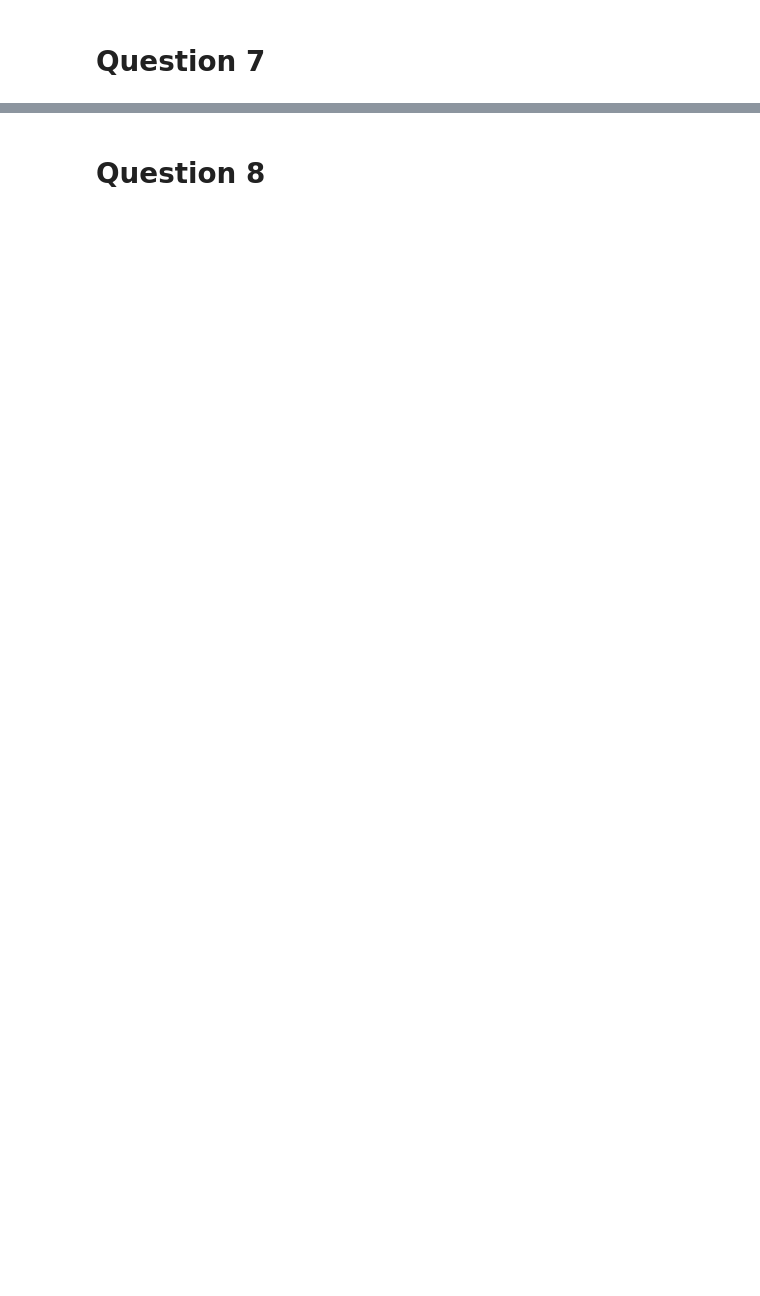
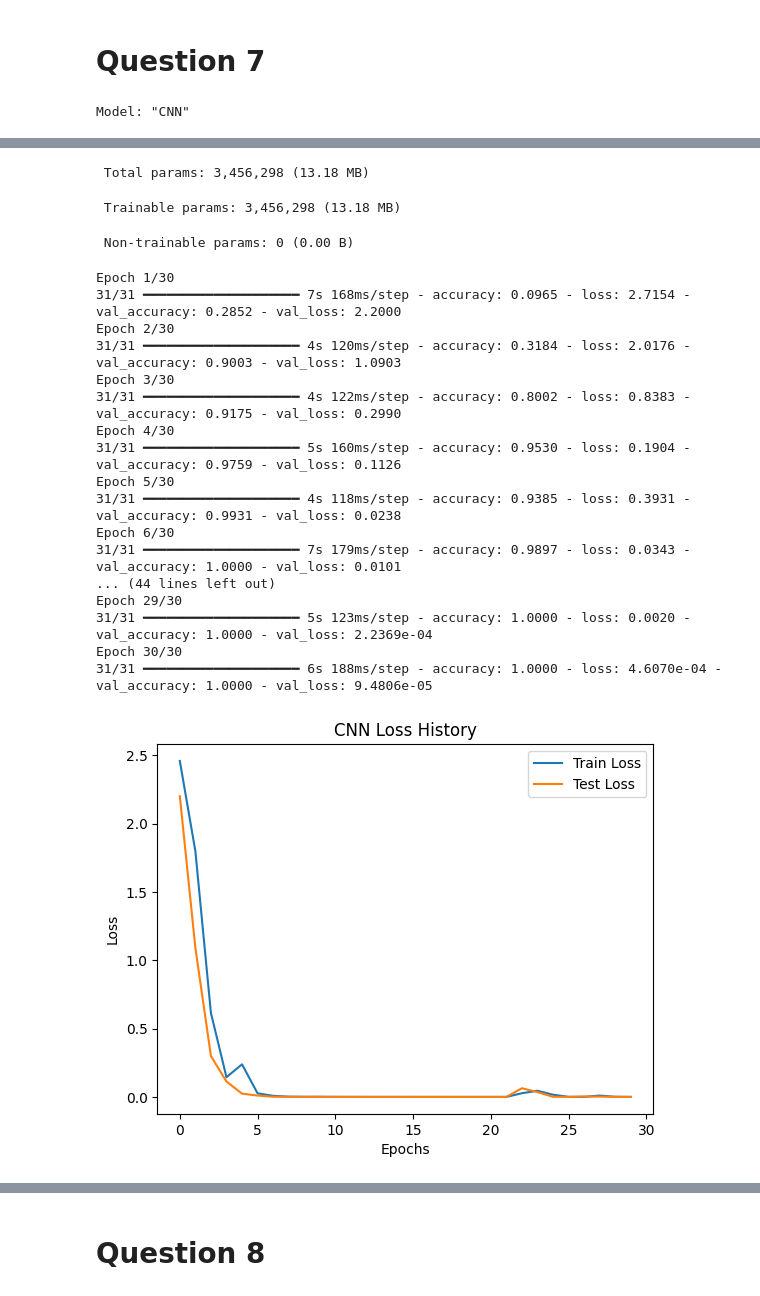
Before and after one commit to skolix15/Machine_Learning_2025, a Jupyter notebook: Exercise_eight_(8).ipynb, the cells around one changed output, grey strips where cells are left out. Saved outputs shown, nothing was run; the diff lists cells and outputs as text; code cells hidden in the pictures; blank space fills up the shorter version.

```diff
--- a/Exercise_eight_(8).ipynb
+++ b/Exercise_eight_(8).ipynb
@@ -42,0 +40,4 @@ float32
+# %%
+class_names = sorted(os.listdir("dataset"))
+class_ids = {label: i for i, label in enumerate(class_names)}
+class_ids
@@ -49,2 +204,57 @@ float32
 # %% [markdown]
 # Question 7
+# %%
+
+# Create cnn model
+cnn = tf.keras.Sequential([
+    Input(shape=input_size),
+    Conv2D(filters=32, kernel_size=3, strides=2, activation='relu'),
+    Dropout(rate=0.2),
+    Conv2D(filters=32, kernel_size=3, strides=1, activation='relu'),
+    Flatten(),
+    Dense(units=128, activation='relu'),
+    Dense(units=output_size, activation='softmax')
+], name='CNN')
+cnn.summary()
+print("\n\n")
+
+# Train cnn model
+cnn.compile(
+    optimizer=Adam(learning_rate=0.001),
+    loss='categorical_crossentropy',
+    metrics=['accuracy']
+)
+
+history = cnn.fit(
+    inputs,
+    targets,
+    batch_size=32,
+    epochs=30,
+    validation_data=(x_test, y_test)
+)
+
+# Create graphs
+
+# Loss Graph
+plt.figure()
+plt.plot(history.history['loss'], label='Train Loss')
+plt.plot(history.history['val_loss'], label='Test Loss')
+plt.xlabel('Epochs')
+plt.ylabel('Loss')
+plt.legend()
+plt.title('CNN Loss History')
+plt.show()
+print("\n\n")
+
+# Accuracy Graph
+plt.figure()
+plt.plot(history.history['accuracy'], label='Train Accuracy')
+plt.plot(history.history['val_accuracy'], label='Test Accuracy')
+plt.xlabel('Epochs')
+plt.ylabel('Accuracy')
+plt.legend()
+plt.title('CNN Accuracy History')
+plt.show()
+print("\n\n")
+# %% [output]
+Model: "CNN"
@@ -50,0 +276,21 @@ float32
+ Total params: 3,456,298 (13.18 MB)
+ Trainable params: 3,456,298 (13.18 MB)
+ Non-trainable params: 0 (0.00 B)
+Epoch 1/30
+31/31 ━━━━━━━━━━━━━━━━━━━━ 7s 168ms/step - accuracy: 0.0965 - loss: 2.7154 - val_accuracy: 0.2852 - val_loss: 2.2000
+Epoch 2/30
+31/31 ━━━━━━━━━━━━━━━━━━━━ 4s 120ms/step - accuracy: 0.3184 - loss: 2.0176 - val_accuracy: 0.9003 - val_loss: 1.0903
+Epoch 3/30
+31/31 ━━━━━━━━━━━━━━━━━━━━ 4s 122ms/step - accuracy: 0.8002 - loss: 0.8383 - val_accuracy: 0.9175 - val_loss: 0.2990
+Epoch 4/30
+31/31 ━━━━━━━━━━━━━━━━━━━━ 5s 160ms/step - accuracy: 0.9530 - loss: 0.1904 - val_accuracy: 0.9759 - val_loss: 0.1126
+Epoch 5/30
+31/31 ━━━━━━━━━━━━━━━━━━━━ 4s 118ms/step - accuracy: 0.9385 - loss: 0.3931 - val_accuracy: 0.9931 - val_loss: 0.0238
+Epoch 6/30
+31/31 ━━━━━━━━━━━━━━━━━━━━ 7s 179ms/step - accuracy: 0.9897 - loss: 0.0343 - val_accuracy: 1.0000 - val_loss: 0.0101
+... (44 lines left out)
+Epoch 29/30
+31/31 ━━━━━━━━━━━━━━━━━━━━ 5s 123ms/step - accuracy: 1.0000 - loss: 0.0020 - val_accuracy: 1.0000 - val_loss: 2.2369e-04
+Epoch 30/30
+31/31 ━━━━━━━━━━━━━━━━━━━━ 6s 188ms/step - accuracy: 1.0000 - loss: 4.6070e-04 - val_accuracy: 1.0000 - val_loss: 9.4806e-05
+[figure, added]
```
Also changed, not shown: parts of 16 cells of this notebook.
